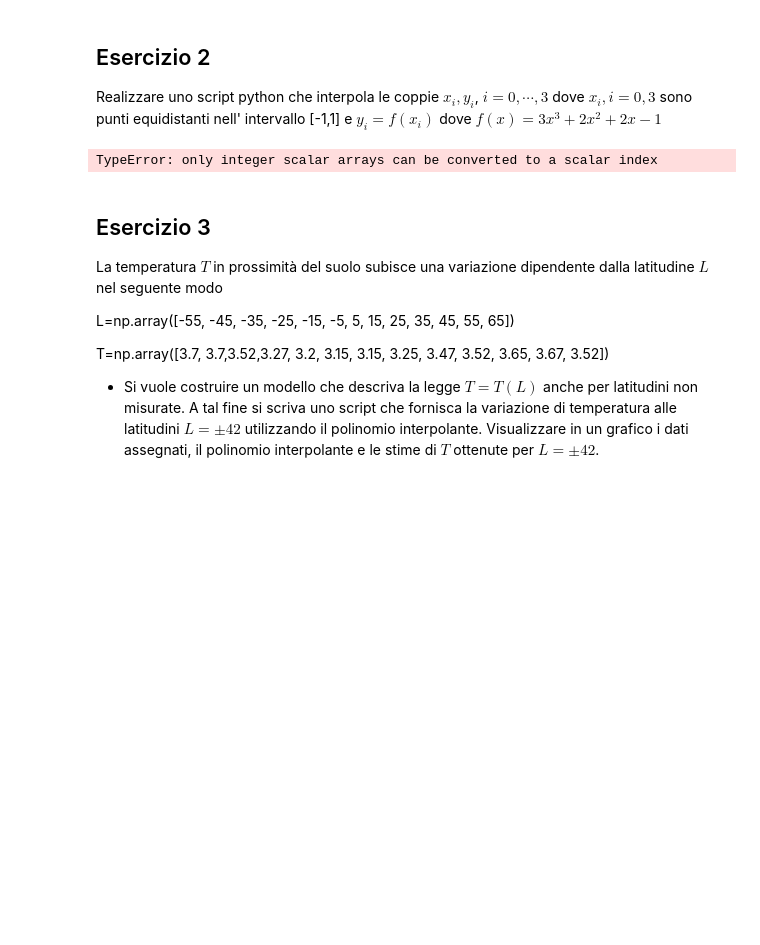
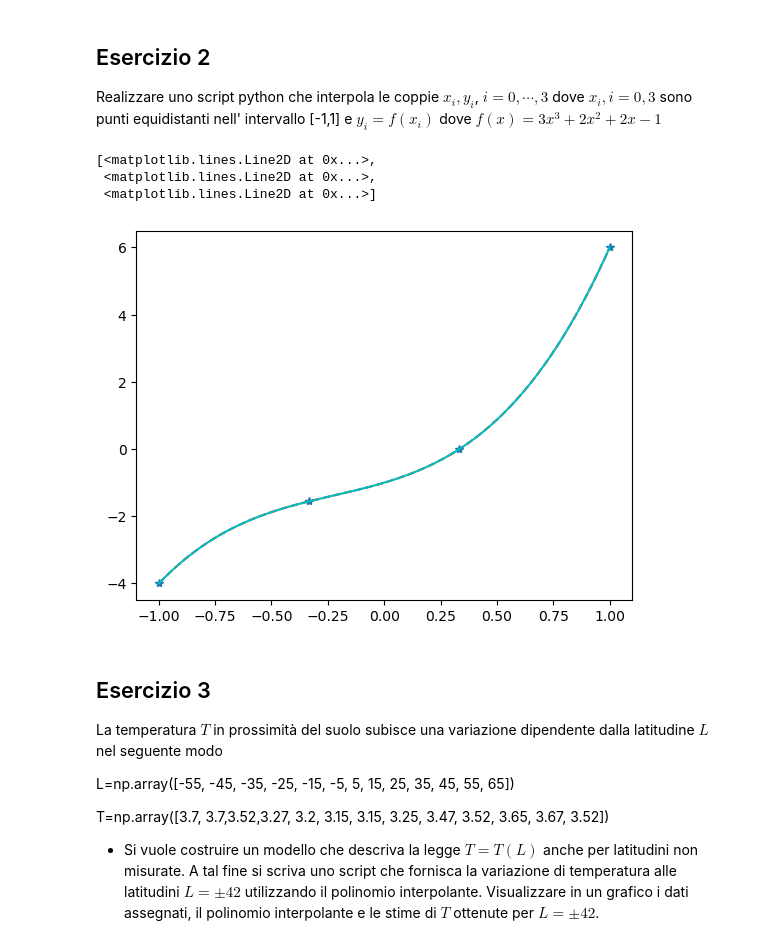
Before and after one commit to GiammaBigFishEngineer/MetodiNumericiLab, a Jupyter notebook: lab10/ESercitazione_10.ipynb, the cells around one changed output. Cells and saved outputs as stored; diff of their text form; code cells hidden in the pictures; blank space fills up the shorter version.

```diff
--- a/lab10/ESercitazione_10.ipynb
+++ b/lab10/ESercitazione_10.ipynb
@@ -210,14 +350,17 @@ dove $x_i,i=0,3$ sono punti equidistanti nell' intervallo [-1,1] e $y_i=f(x_i)$
 # %%
 n = 3
 x = np.linspace(-1,1,n+1)
 f = lambda x: 3*x**3 + 2*x**2 + 2*x - 1
 y = f(x)
 xv = np.linspace(-1,1,200)
 pol_interpL = interpL(x,y,xv)
-pol_interpL
-plt.plot(xv,pol_interpL,x,y,'ro')
+
+plt.plot(xv,pol_interpL,'r--',x,y,'*',xv,f(xv),'c-')
 # %% [output]
-TypeError: only integer scalar arrays can be converted to a scalar index
+[<matplotlib.lines.Line2D at 0x...>,
+ <matplotlib.lines.Line2D at 0x...>,
+ <matplotlib.lines.Line2D at 0x...>]
+[figure, added]
 # %% [markdown]
 ## Esercizio 3
 
```
Also changed, not shown: parts of 4 cells of this notebook, 4 other files.
